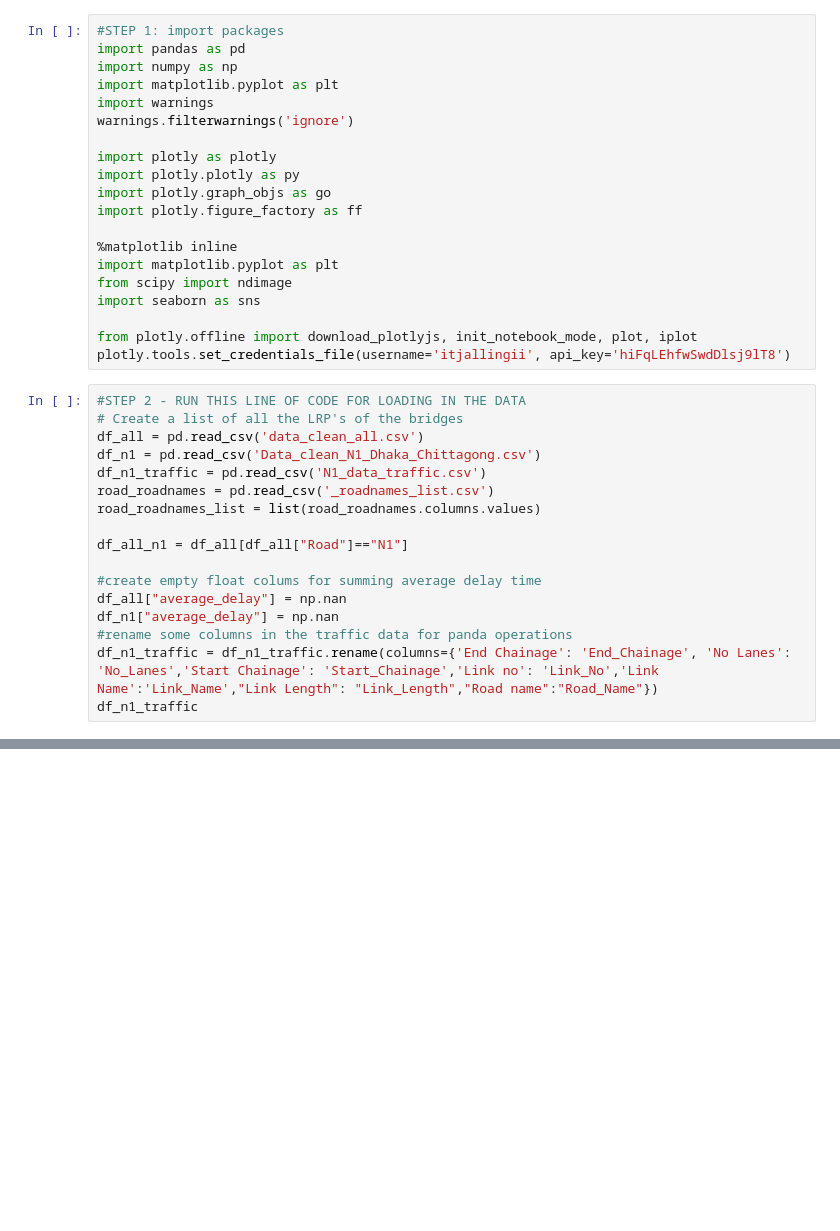
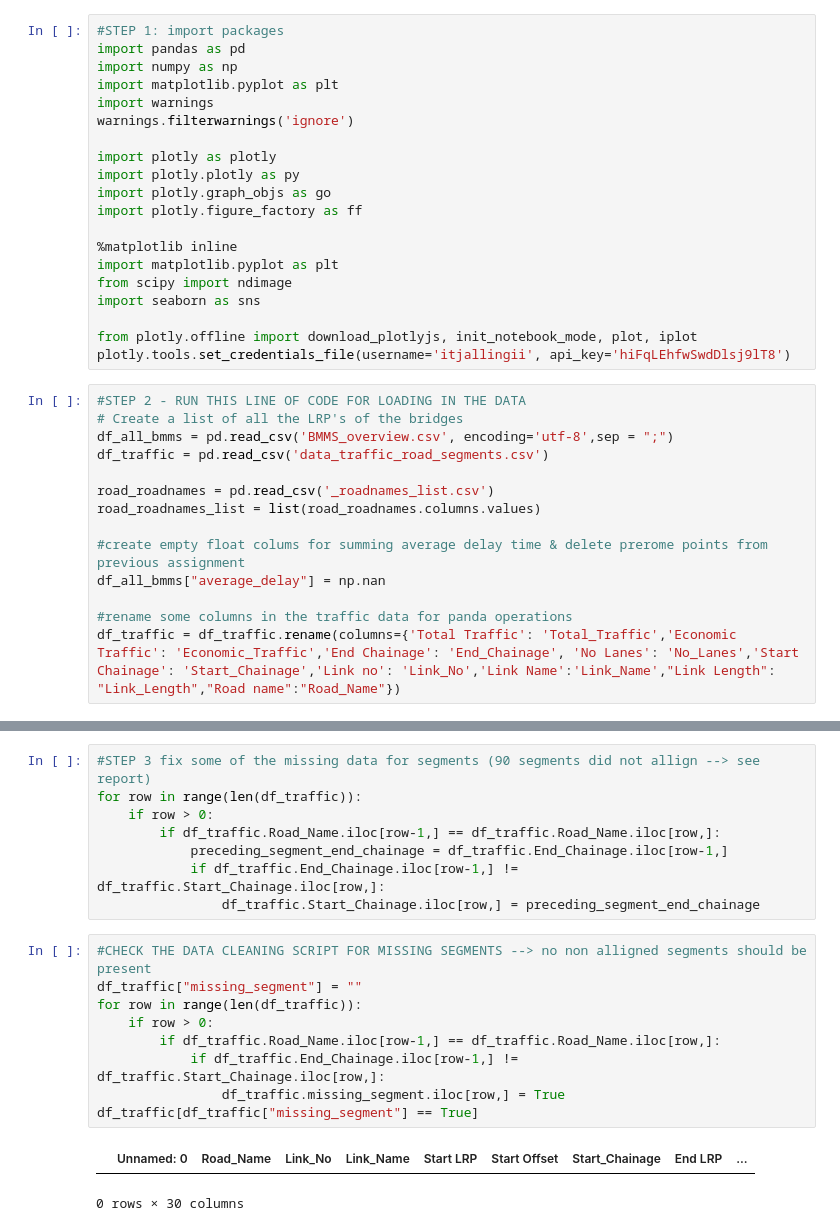
Before and after one commit to lauracrowley97/bangly-deshy, a Jupyter notebook: Assignment 3/Part 3/Calculate criticality & vulneratbility.ipynb, the cells around one changed output, grey strips where cells are left out. Cells and saved outputs as stored; diff of their text form; blank space fills up the shorter version.

Commit message:
new script version

```diff
--- a/Assignment 3/Part 3/Calculate criticality & vulneratbility.ipynb
+++ b/Assignment 3/Part 3/Calculate criticality & vulneratbility.ipynb
@@ -39,17 +39,14 @@ plotly.tools.set_credentials_file(username='itjallingii', api_key='hiFqLEhfwSwdD
 # %%
 #STEP 2 - RUN THIS LINE OF CODE FOR LOADING IN THE DATA
 # Create a list of all the LRP's of the bridges
-df_all = pd.read_csv('data_clean_all.csv')
-df_n1 = pd.read_csv('Data_clean_N1_Dhaka_Chittagong.csv')
-df_n1_traffic = pd.read_csv('N1_data_traffic.csv')
+df_all_bmms = pd.read_csv('BMMS_overview.csv', encoding='utf-8',sep = ";")
+df_traffic = pd.read_csv('data_traffic_road_segments.csv')
+
 road_roadnames = pd.read_csv('_roadnames_list.csv')
 road_roadnames_list = list(road_roadnames.columns.values)
 
-df_all_n1 = df_all[df_all["Road"]=="N1"]
+#create empty float colums for summing average delay time & delete prerome points from previous assignment
+df_all_bmms["average_delay"] = np.nan
 
-#create empty float colums for summing average delay time
-df_all["average_delay"] = np.nan
-df_n1["average_delay"] = np.nan
 #rename some columns in the traffic data for panda operations
-df_n1_traffic = df_n1_traffic.rename(columns={'End Chainage': 'End_Chainage', 'No Lanes': 'No_Lanes','Start Chainage': 'Start_Chainage','Link no': 'Link_No','Link Name':'Link_Name',"Link Length": "Link_Length","Road name":"Road_Name"})
-df_n1_traffic
+df_traffic = df_traffic.rename(columns={'Total Traffic': 'Total_Traffic','Economic Traffic': 'Economic_Traffic','End Chainage': 'End_Chainage', 'No Lanes': 'No_Lanes','Start Chainage': 'Start_Chainage','Link no': 'Link_No','Link Name':'Link_Name',"Link Length": "Link_Length","Road name":"Road_Name"})
@@ -75 +53,21 @@ df_n1_traffic
+# %%
+#STEP 3 fix some of the missing data for segments (90 segments did not allign --> see report)
+for row in range(len(df_traffic)):
+    if row > 0:
+        if df_traffic.Road_Name.iloc[row-1,] == df_traffic.Road_Name.iloc[row,]:
+            preceding_segment_end_chainage = df_traffic.End_Chainage.iloc[row-1,]
+            if df_traffic.End_Chainage.iloc[row-1,] != df_traffic.Start_Chainage.iloc[row,]:
+                df_traffic.Start_Chainage.iloc[row,] = preceding_segment_end_chainage
+# %%
+#CHECK THE DATA CLEANING SCRIPT FOR MISSING SEGMENTS --> no non alligned segments should be present
+df_traffic["missing_segment"] = ""
+for row in range(len(df_traffic)):
+    if row > 0:
+        if df_traffic.Road_Name.iloc[row-1,] == df_traffic.Road_Name.iloc[row,]:
+            if df_traffic.End_Chainage.iloc[row-1,] != df_traffic.Start_Chainage.iloc[row,]:
+                df_traffic.missing_segment.iloc[row,] = True
+df_traffic[df_traffic["missing_segment"] == True]
+# %% [output]
+|  | Unnamed: 0 | Road_Name | Link_No | Link_Name | Start LRP | Start Offset | Start_Chainage | End LRP | ... |
+0 rows × 30 columns
 # %%
```
Also changed, not shown: parts of 13 cells of this notebook.
